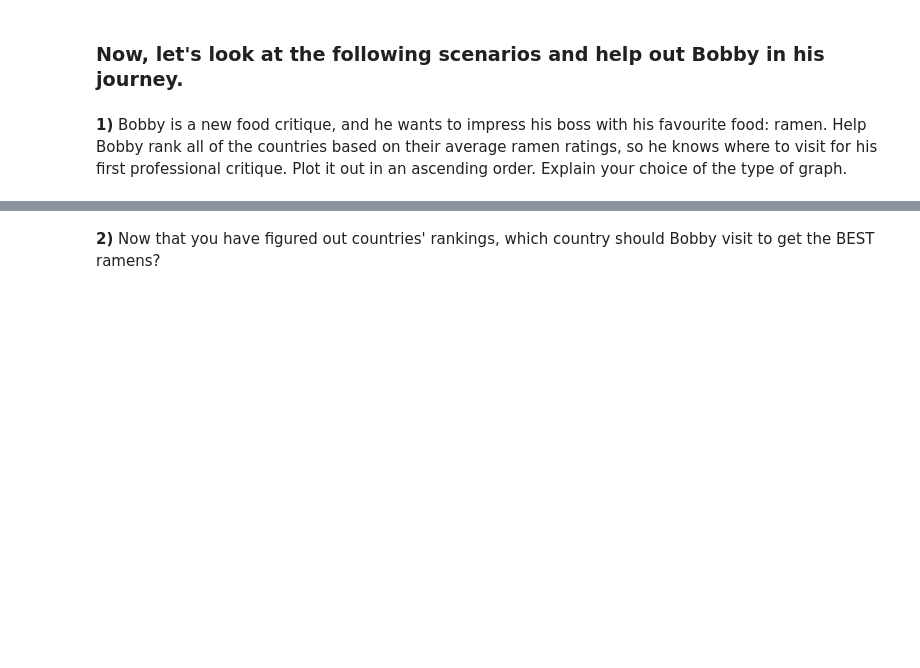
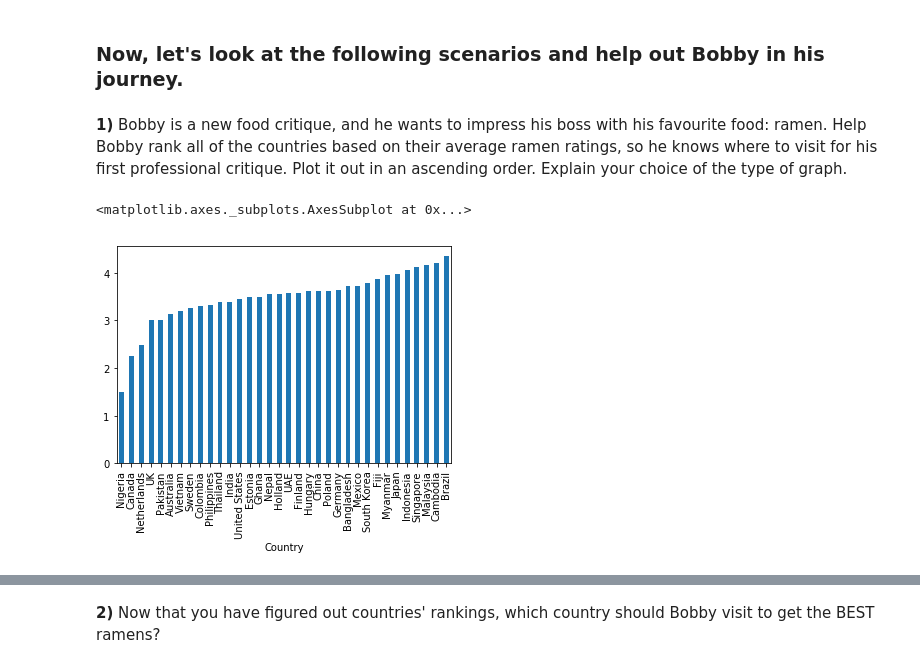
Before and after one commit to MilkFansHelloWorld/TechX, a Jupyter notebook: Assignments/Assignment2/Assignment2-DataVisualizationAndManipulation.ipynb, the cells around one changed output, grey strips where cells are left out. Drawn from its saved outputs; the diff is of its cells as text; code cells hidden in the pictures; blank space fills up the shorter version.

```diff
--- a/Assignments/Assignment2/Assignment2-DataVisualizationAndManipulation.ipynb
+++ b/Assignments/Assignment2/Assignment2-DataVisualizationAndManipulation.ipynb
@@ -90,0 +91,3 @@ eg. "2016 #10" becomes "2016"
+# %%
+# =========== YOUR CODE HERE ========
+df['Top Ten'] = df['Top Ten'].map(lambda val: val.split(' #')[0])
@@ -101,0 +124,7 @@ Explain your choice of the type of graph.
+# %%
+# =========== YOUR CODE HERE ========
+g=df.groupby(df['Country'])['Stars'].mean().sort_values()
+g.plot.bar()
+# %% [output]
+<matplotlib.axes._subplots.AxesSubplot at 0x...>
+[figure, added]
```
Also changed, not shown: parts of 36 cells of this notebook, 10 other files.
